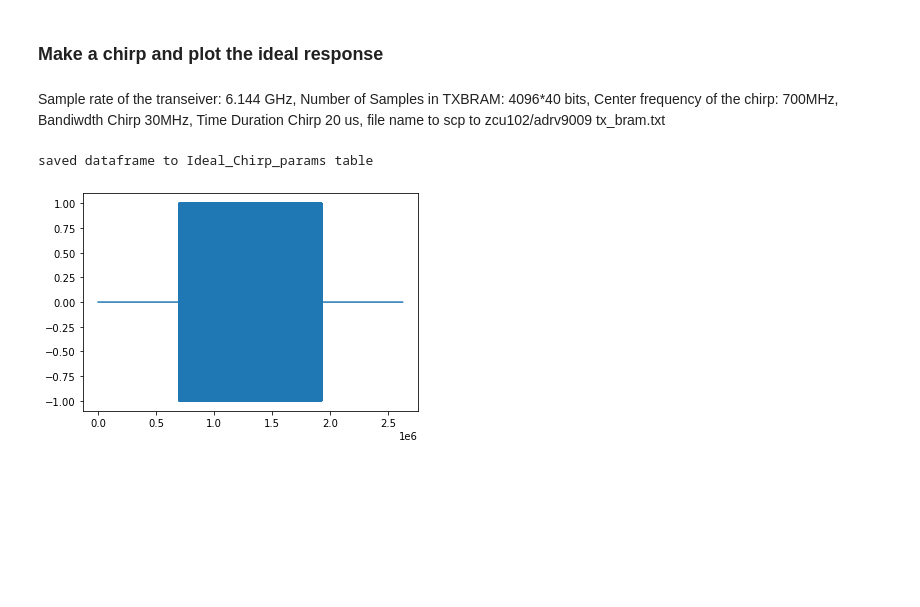
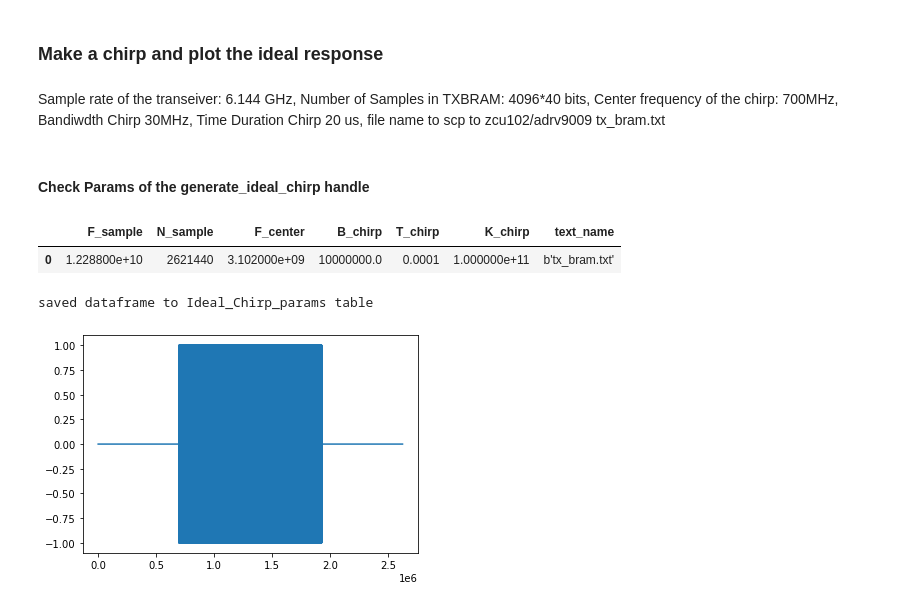
Before and after one commit to miamedra2/Transceiver_Waveform_Analysis, a Jupyter notebook: How_To_Transceiver_Chirps_DataCollection-80bits_test.ipynb, the cells around one changed output. Saved outputs shown, nothing was run; the diff lists cells and outputs as text; code cells hidden in the pictures; blank space fills up the shorter version.

```diff
--- a/How_To_Transceiver_Chirps_DataCollection-80bits_test.ipynb
+++ b/How_To_Transceiver_Chirps_DataCollection-80bits_test.ipynb
@@ -34,7 +34,7 @@ RX_N_sample = 1024*100
 # %% [markdown]
 These params initialize the hdf5 class.  The hdf5_datafile is the name of the file where all the chirp data collected later in this script will be saved.  Collect_HDF5() is initalized by the hdf5_datafile and gets an object used later to access hdf5 methods.  Since running the hdf5 collection can be time consuming I added hdf5_save_en which allows to omit saving chirp data.
 # %%
-hdf5_datafile = 'Fcent=3102e6_Bchirp=10e6_Tchirp=100e-6.hdf5'
+hdf5_datafile = 'ADRV9009_test.hdf5'
 hdf5_save = txvr.Collect_HDF5(hdf5_datafile = hdf5_datafile)
 hdf5_save_en = True
 # %% [markdown]
@@ -204,9 +204,15 @@ class generate_ideal_chirp(chirp_wave):
 
         return xf, R_dB, data
 # %%
-ideal_chirp = generate_ideal_chirp(F_sample = TX_sample_rate, N_sample = TX_N_samples, F_center = F_center, B_chirp = B_chirp, T_chirp = T_chirp, text_name = tx_bram_filename)
+ideal_chirp = txvr.generate_ideal_chirp(F_sample = TX_sample_rate, N_sample = TX_N_samples, F_center = F_center, B_chirp = B_chirp, T_chirp = T_chirp, text_name = tx_bram_filename)
+# %% [markdown]
+#### Check Params of the generate_ideal_chirp handle
 # %%
 df_ideal_chirp_params = hdf5_save.make_df_from_object_params(ideal_chirp)
+df_ideal_chirp_params.head()
+# %% [output]
+|  | F_sample | N_sample | F_center | B_chirp | T_chirp | K_chirp | text_name |
+| 0 | 1.228800e+10 | 2621440 | 3.102000e+09 | 10000000.0 | 0.0001 | 1.000000e+11 | b'tx_bram.txt' |
 # %%
 if(hdf5_save_en == True):
     hdf5_save.save_df_to_hdf5(df_in = df_ideal_chirp_params, hdf5_datafile = hdf5_datafile, title = "Ideal_Chirp_params")
```
Also changed, not shown: parts of 10 cells of this notebook, 4 other files.
